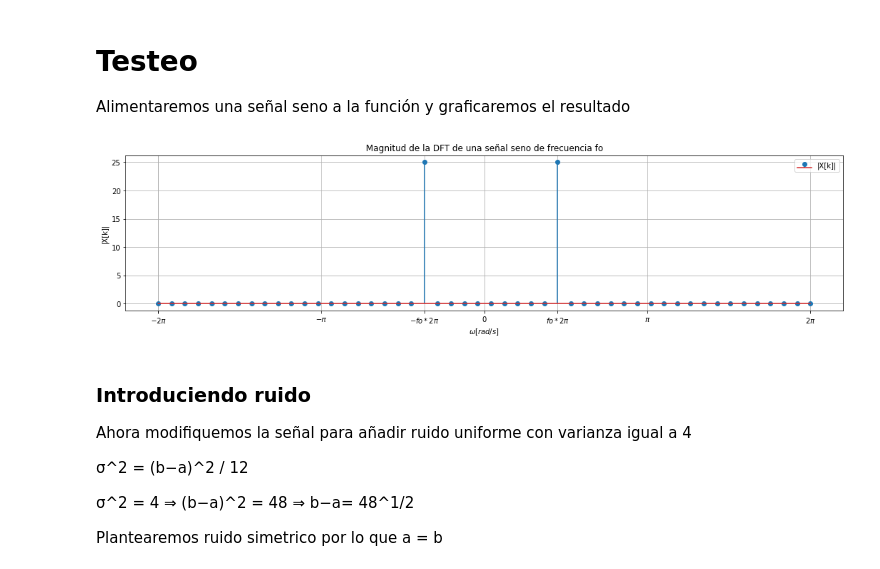
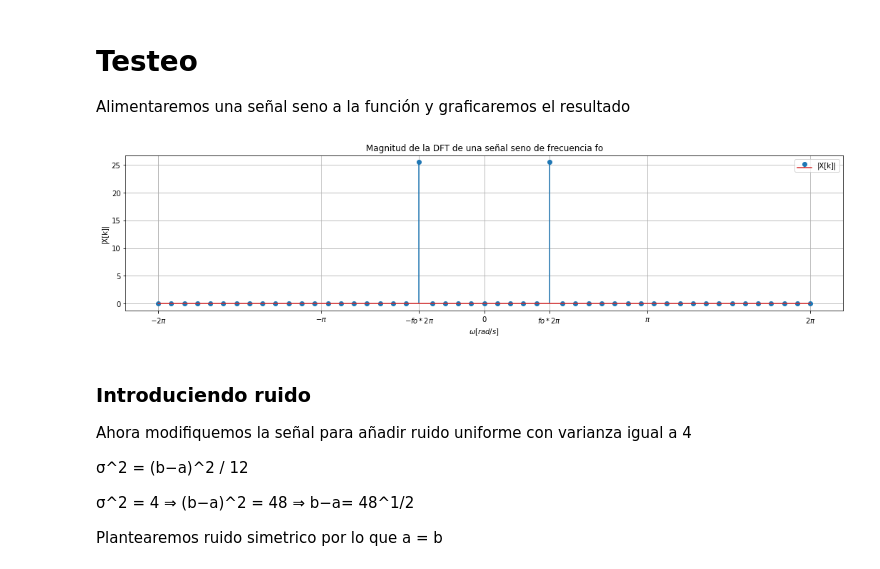
Before and after one commit to mnoe893/PDS_UTNBA_2025, a Jupyter notebook: TS2_DFT.ipynb, the cells around one changed output. Saved outputs shown, nothing was run; the diff lists cells and outputs as text; code cells hidden in the pictures.

```diff
--- a/TS2_DFT.ipynb
+++ b/TS2_DFT.ipynb
@@ -34,21 +34,21 @@ Alimentaremos una señal seno a la función y graficaremos el resultado
 # %%
 def mi_funcion_sen(vmax=1,dc=0,ff=1,ph=0,nn=1000,fs=1000):
     t = np.arange(nn) / fs
     sin = vmax * np.sin(t*2*np.pi*ff + ph) + dc
     return t, sin
 
 #------------------------------------------------------
 
-N = 50  # Muestras del ADC
+N = 51  # Muestras del ADC
 fs = N  # Frecuencia de muestreo del ADC
 f0 = 5  # Frecuencia de la señal seno
 t, xx = mi_funcion_sen(nn = N, fs = fs, ff=f0)
 
 XX = mi_funcion_DFT(xx)
 
 mi_grafico(XX, N, f0, "Magnitud de la DFT de una señal seno de frecuencia fo")
 # %% [output]
-[figure, old version]
+[figure, new version]
 # %% [markdown]
 ### Introduciendo ruido
 Ahora modifiquemos la señal para añadir ruido uniforme con varianza igual a 4
```
Also changed, not shown: parts of 3 cells of this notebook.
